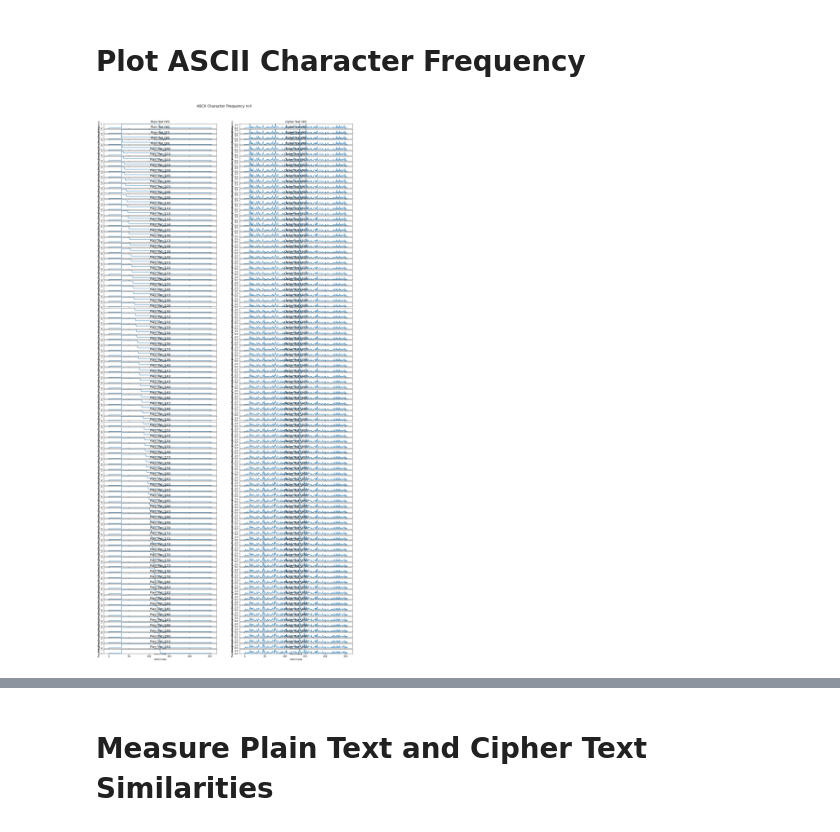
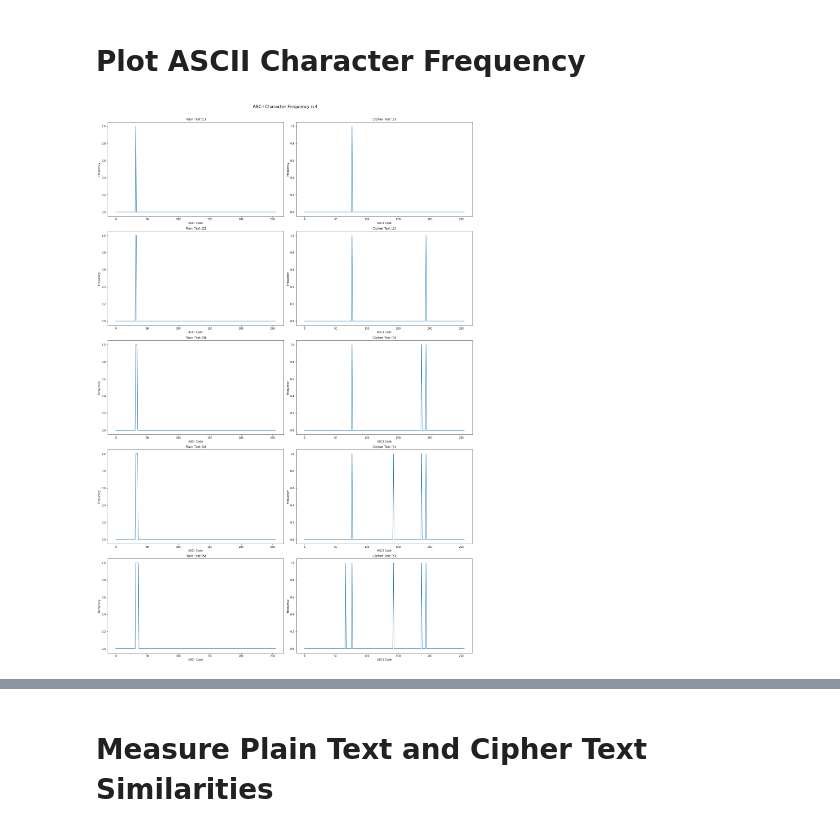
Before and after one commit to putukrisna6/kij-encrypt-decrypt-api, a Jupyter notebook: src/evaluate.ipynb, the cells around one changed output, grey strips where cells are left out. Saved outputs shown, nothing was run; the diff lists cells and outputs as text; code cells hidden in the pictures.

```diff
--- a/src/evaluate.ipynb
+++ b/src/evaluate.ipynb
@@ -117,34 +64,53 @@ for i in range(0, len(lines), STEP_SIZE):
+# %%
+PT_DATA = [TextData(asciiCodes) for asciiCodes in data["plainTexts"]]
+# %%
+rc4Result = []
+for d in data["rc4"]:
+    rc4Result.append(Result(
+        plainTextId = d["plainTextId"],
+        cipherTextAsciiCodes = d["cipherText"],
+        encRtMean = d["encRtMean"],
+        encRtPopStdDev = d["encRtPopStdDev"],
+        decRtMean = d["decRtMean"],
+        decRtPopStdDev = d["decRtPopStdDev"]
+    ))
+# %%
+RES_DATA = {
+    "rc4": rc4Result
+}
 # %% [markdown]
 # Plot ASCII Character Frequency
 # %%
 def plotAsciiCodeFreqMap(data, cipherName):
-    if len(data[cipherName]) == 0:
+    if len(data) == 0:
         return
 
     colCount = 2
-    rowCount = len(data[cipherName])
+    rowCount = len(data)
 
-    fig, ax = plt.subplots(rowCount, colCount, figsize=(20, 40))
+    fig, ax = plt.subplots(rowCount, colCount, figsize=(20, 30))
 
     fig.suptitle(f"ASCII Character Frequency {cipherName}", fontsize=16)
 
     x = np.array(range(0, ASCII_CHAR_COUNT))
 
     for i in range(0, rowCount):
-        ax[i, 0].plot(x, np.array(data[cipherName][i].plainTextAsciiCodeFreqMap))
-        ax[i, 0].set_title(f"Plain Text ({data[cipherName][i].plainTextLength})")
+        ax[i, 0].plot(x, np.array(PT_DATA[data[i].plainTextId].fTable))
+        ax[i, 0].set_title(f"Plain Text ({PT_DATA[data[i].plainTextId].length})")
         ax[i, 0].set_xlabel('ASCII Code')
         ax[i, 0].set_ylabel('Frequency')
 
-        ax[i, 1].plot(x, np.array(data[cipherName][i].cipherTextAsciiCodeFreqMap))
-        ax[i, 1].set_title(f"Cipher Text ({data[cipherName][i].cipherTextLength})")
+        ax[i, 1].plot(x, np.array(data[i].cipherText.fTable))
+        ax[i, 1].set_title(f"Cipher Text ({data[i].cipherText.length})")
         ax[i, 1].set_xlabel('ASCII Code')
         ax[i, 1].set_ylabel('Frequency')
 
     fig.tight_layout()
+
     fig.subplots_adjust(top=0.95)
+
     plt.show()
 # %%
-plotAsciiCodeFreqMap(data, CipherName.RC4.value)
+plotAsciiCodeFreqMap(RES_DATA["rc4"], "rc4")
 # %% [output]
-[figure, old version]
+[figure, new version]
```
Also changed, not shown: parts of 19 cells of this notebook.
